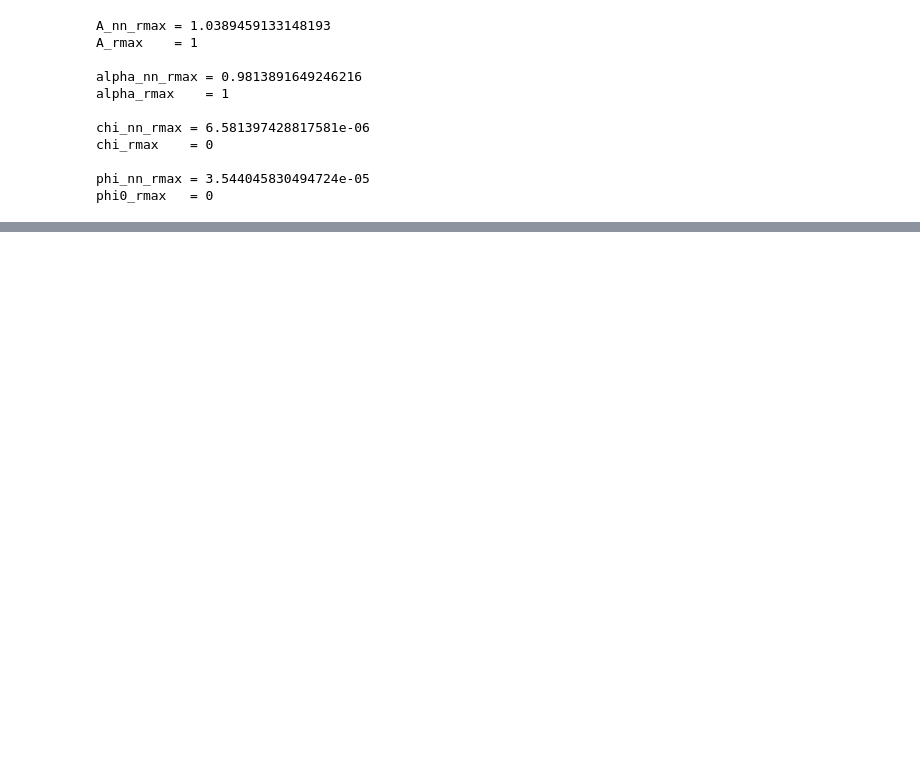
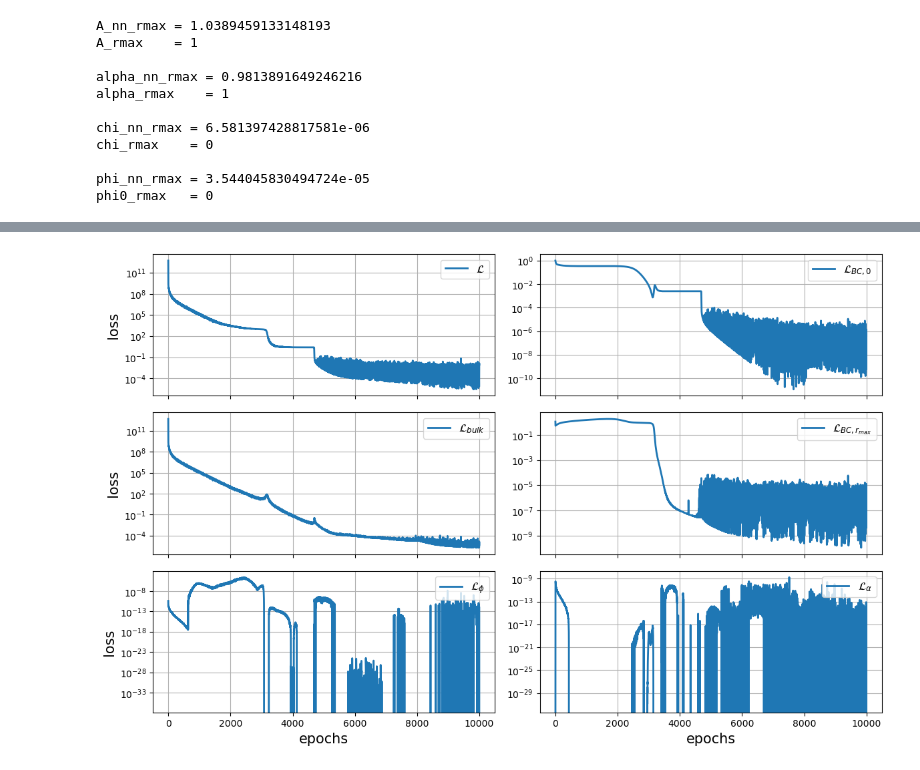
Before and after one commit to ThanasisGiannakopoulos/PINNS_Boson_stars, a Jupyter notebook: notebooks/model_eval.ipynb, the cells around one changed output, grey strips where cells are left out. Cells and saved outputs as stored; diff of their text form; code cells hidden in the pictures; blank space fills up the shorter version.

```diff
--- a/notebooks/model_eval.ipynb
+++ b/notebooks/model_eval.ipynb
@@ -317,3 +284,74 @@ plt.ylim(0,30)
+# %%
+# title_fontsize
+title_fsize = 22
+# label
+label_fsize = 19 # fontsize
+l_size = 15 # labelsize
+# legend_fsize
+legend_fsize = 12
+
+step = 10
+
+# Create subplots
+fig, axs = plt.subplots(3, 2, figsize=(12, 8))
+
+# total loss
+
+axs[0,0].plot(loss_list[0:-1:step], label=r"$\mathcal{L}$", lw=2, color="tab:blue",linestyle="-")
+axs[0,0].set_yscale("log")
+axs[0,0].grid(True)
+axs[0,0].set_ylabel("loss", fontsize=l_size)
+axs[0,0].legend(loc="upper right",fontsize=legend_fsize)
+axs[0,0].set_xticklabels([])  # Remove x-axis tick labels
+
+# loss at r0 (BC)
+
+axs[0,1].plot(losses[0][0:-1:step], label=r"$\mathcal{L}_{BC,0}$", lw=2, color="tab:blue",linestyle="-")
+axs[0,1].set_yscale("log")
+axs[0,1].grid(True)
+axs[0,1].set_xticklabels([])  # Remove x-axis tick labels
+axs[0,1].legend(loc="upper right",fontsize=legend_fsize)
+#axs[0,1].set_ylim(10**(-5),1)
+
+# bulk loss
+
+axs[1,0].plot(losses[1][0:-1:step], label=r"$\mathcal{L}_{bulk}$", lw=2, color="tab:blue",linestyle="-")
+axs[1,0].set_yscale("log")
+axs[1,0].grid(True)
+axs[1,0].set_ylabel("loss", fontsize=l_size)
+axs[1,0].set_xticklabels([])  # Remove x-axis tick label
+axs[1,0].legend(loc="upper right",fontsize=legend_fsize)
+
+# loss at rmax BC
+
+axs[1,1].plot(losses[2][0:-1:step], label=r"$\mathcal{L}_{BC,r_{max}}$", lw=2, color="tab:blue",linestyle="-")
+axs[1,1].set_yscale("log")
+axs[1,1].grid(True)
+axs[1,1].set_xticklabels([])  # Remove x-axis tick labels
+axs[1,1].legend(loc="upper right",fontsize=legend_fsize)
+
+# loss for phi monotonicity
+
+axs[2,0].plot(losses[3][0:-1:step], label=r"$\mathcal{L}_{\phi}$", lw=2, color="tab:blue",linestyle="-")
+axs[2,0].set_yscale("log")
+axs[2,0].grid(True)
+axs[2,0].set_ylabel("loss", fontsize=l_size)
+axs[2,0].set_xlabel("epochs", fontsize=l_size)
+axs[2,0].legend(loc="upper right",fontsize=legend_fsize)
+
+# loss for alpha monotonicity
+
+axs[2,1].plot(losses[4][0:-1:step], label=r"$\mathcal{L}_{\alpha}$", lw=2, color="tab:blue",linestyle="-")
+axs[2,1].set_yscale("log")
+axs[2,1].grid(True)
+axs[2,1].set_xlabel("epochs", fontsize=l_size)
+axs[2,1].legend(loc="upper right",fontsize=legend_fsize)
+
+plt.tight_layout(rect=[0, 0, 1, 0.96])
+
+plt.savefig(out_dir+"losses.pdf")
+# %% [output]
+[figure, added]
 # %%
 # title_fontsize
 title_fsize = 22
```
Also changed, not shown: parts of 19 cells of this notebook, 1 other file.
